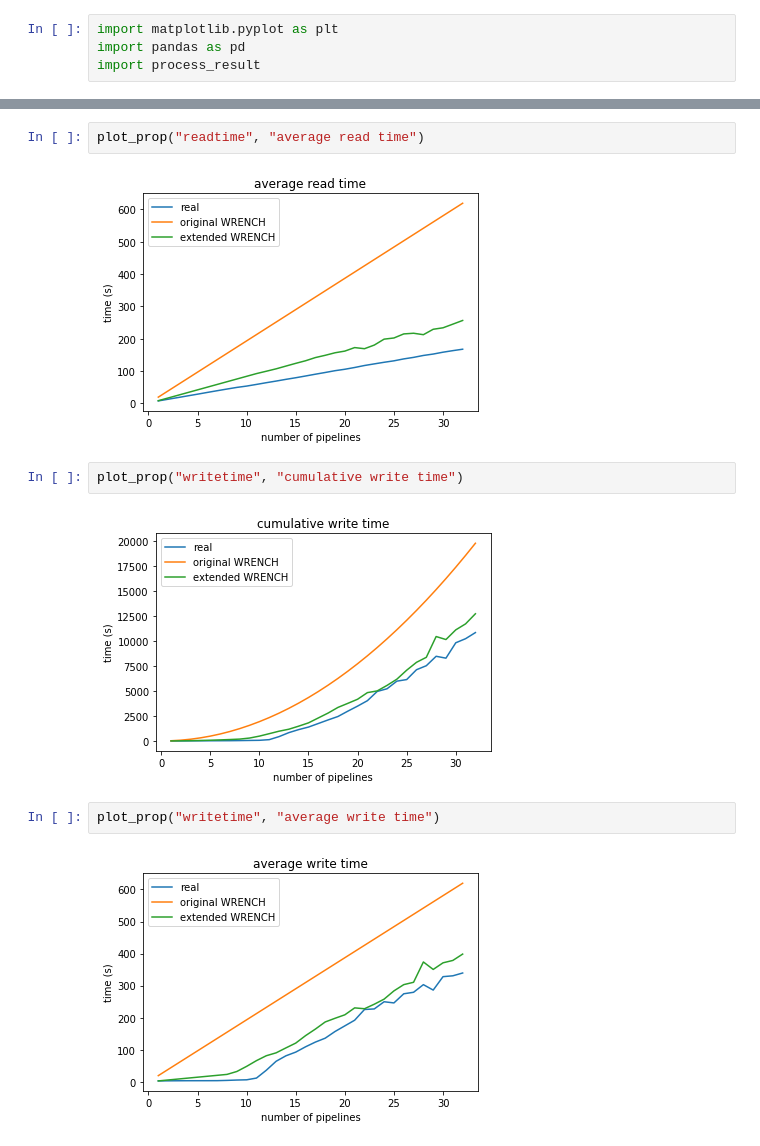
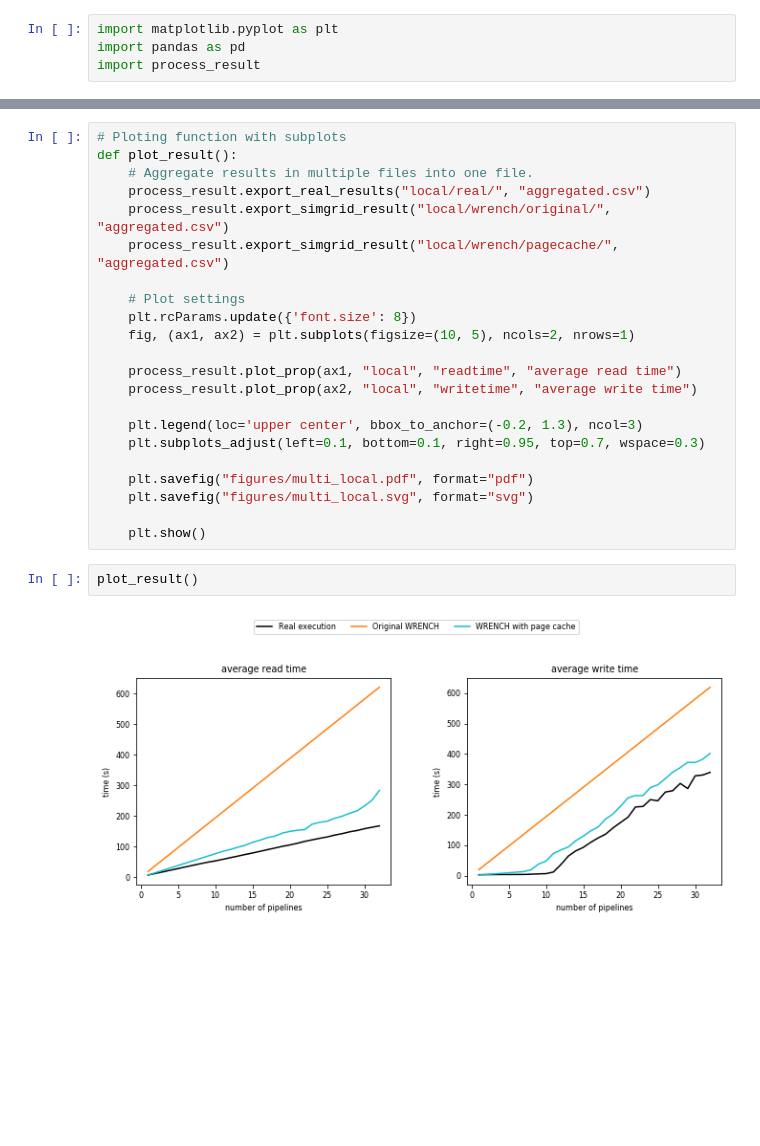
Before and after one commit to big-data-lab-team/paper-io-simulation, a Jupyter notebook: result/multi/result.ipynb, the cells around one changed output, grey strips where cells are left out. Saved outputs shown, nothing was run; the diff lists cells and outputs as text; blank space fills up the shorter version.

Commit message:
Update multi-threaded exp notebooks

```diff
--- a/result/multi/result.ipynb
+++ b/result/multi/result.ipynb
@@ -43,12 +9,26 @@ plot_prop("readtime", "cumulative read time")
-# %%
-plot_prop("readtime", "average read time")
-# %% [output]
-[figure, removed]
-# %%
-plot_prop("writetime", "cumulative write time")
-# %% [output]
-[figure, removed]
-# %%
-plot_prop("writetime", "average write time")
-# %% [output]
-[figure, removed]
+# %%
+# Ploting function with subplots
+def plot_result():
+    # Aggregate results in multiple files into one file.
+    process_result.export_real_results("local/real/", "aggregated.csv")
+    process_result.export_simgrid_result("local/wrench/original/", "aggregated.csv")
+    process_result.export_simgrid_result("local/wrench/pagecache/", "aggregated.csv")
+
+    # Plot settings
+    plt.rcParams.update({'font.size': 8})
+    fig, (ax1, ax2) = plt.subplots(figsize=(10, 5), ncols=2, nrows=1)
+
+    process_result.plot_prop(ax1, "local", "readtime", "average read time")
+    process_result.plot_prop(ax2, "local", "writetime", "average write time")
+
+    plt.legend(loc='upper center', bbox_to_anchor=(-0.2, 1.3), ncol=3)
+    plt.subplots_adjust(left=0.1, bottom=0.1, right=0.95, top=0.7, wspace=0.3)
+
+    plt.savefig("figures/multi_local.pdf", format="pdf")
+    plt.savefig("figures/multi_local.svg", format="svg")
+
+    plt.show()
+# %%
+plot_result()
+# %% [output]
+[figure, added]
```
Also changed, not shown: parts of 4 cells of this notebook, 3 other files.
